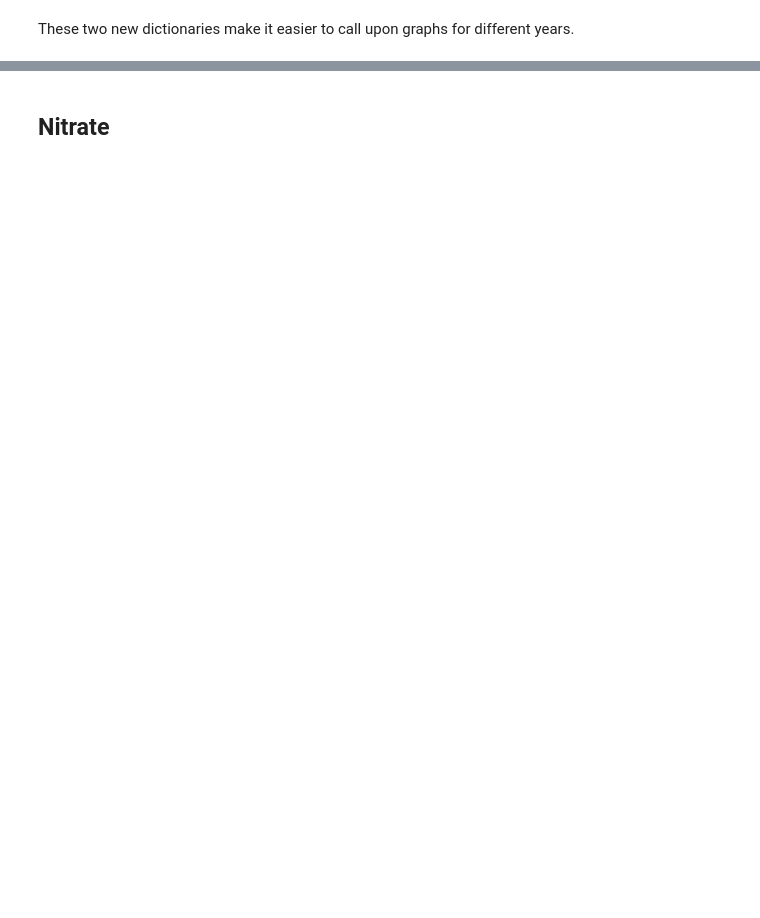
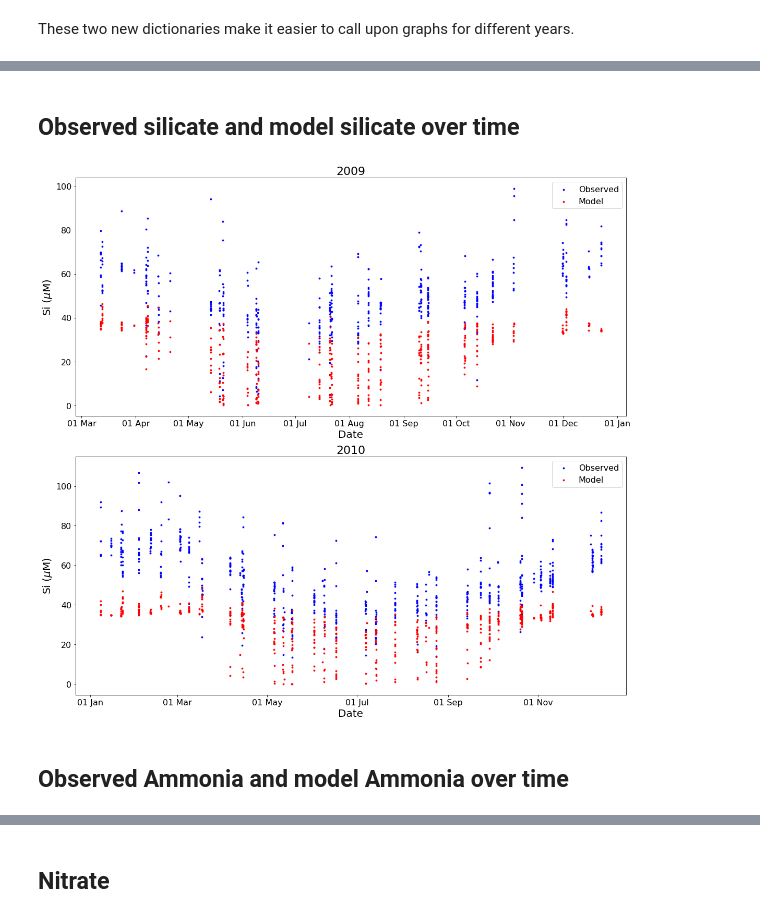
Before and after one commit to SalishSeaCast/analysis-keegan, a Jupyter notebook: notebooks/Evaluations/Time_Series_evaluation.ipynb, the cells around one changed output, grey strips where cells are left out. Saved outputs shown, nothing was run; the diff lists cells and outputs as text; code cells hidden in the pictures; blank space fills up the shorter version.

```diff
--- a/notebooks/Evaluations/Time_Series_evaluation.ipynb
+++ b/notebooks/Evaluations/Time_Series_evaluation.ipynb
@@ -369,0 +259,11 @@ def multi_meanerr_graph(down,figsize,years,obsvar,modvar):
+# %% [markdown]
+## Observed silicate and model silicate over time
+# %%
+obsvar='Si'
+modvar='mod_silicon'
+
+multi_timese_graph(2,(16,15),years,obsvar,modvar)
+# %% [output]
+[figure, added]
+# %% [markdown]
+## Observed Ammonia and model Ammonia over time
```
Also changed, not shown: parts of 42 cells of this notebook, 10 other files.
